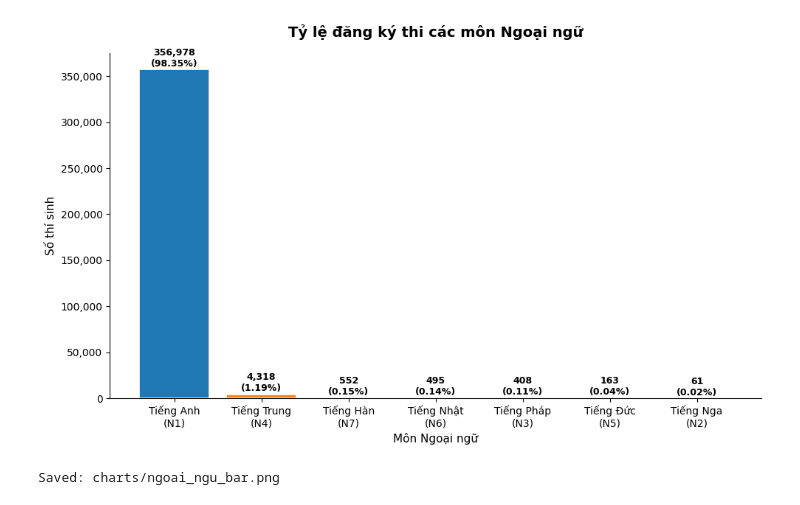
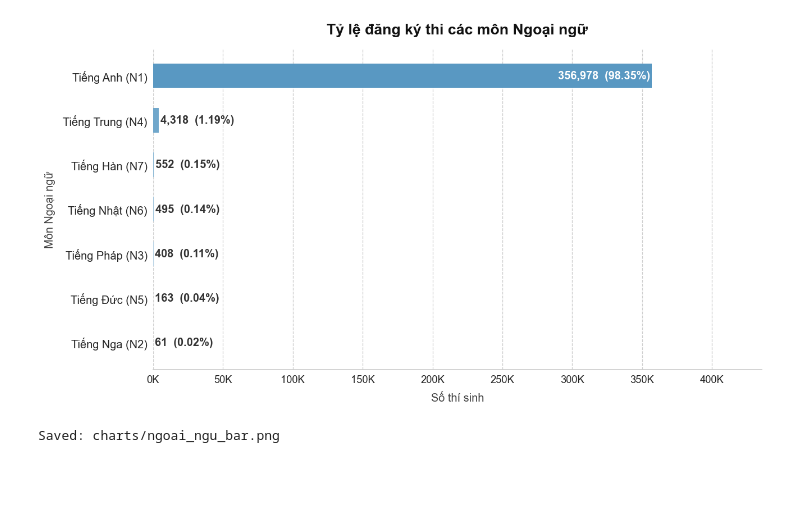
Before and after one commit to minhtriet-le/graduation_score_2025, a Jupyter notebook: process.ipynb, the cells around one changed output. Saved outputs shown, nothing was run; the diff lists cells and outputs as text; code cells hidden in the pictures; blank space fills up the shorter version.

Commit message:
Update process notebook: add analysis and new visualizations

```diff
--- a/process.ipynb
+++ b/process.ipynb
@@ -299,55 +280,87 @@ df.to_parquet('combined_data.parquet', engine='pyarrow', index=False)
 
 # ==============================
 # Bar chart – Tỷ lệ đăng ký các môn Ngoại ngữ
 # ==============================
 df = pd.read_parquet('combined_data.parquet')
 
 lang_counts = (
     df[df['ma_mon_ngoai_ngu'].notna() & df['ngoai_ngu'].notna()]
     ['ma_mon_ngoai_ngu']
     .value_counts()
-    .sort_values(ascending=False)
+    .sort_values(ascending=True)
 )
 
 FOREIGN_LANG_LABELS = {
     "N1": "Tiếng Anh",
     "N2": "Tiếng Nga",
     "N3": "Tiếng Pháp",
     "N4": "Tiếng Trung",
     "N5": "Tiếng Đức",
     "N6": "Tiếng Nhật",
     "N7": "Tiếng Hàn",
 }
 
-total = lang_counts.sum()
-x_labels = [f"{FOREIGN_LANG_LABELS.get(c, c)}\n({c})" for c in lang_counts.index]
+total     = lang_counts.sum()
+y_labels  = [f"{FOREIGN_LANG_LABELS.get(c, c)} ({c})" for c in lang_counts.index]
 counts    = lang_counts.values
-colors    = plt.cm.tab10.colors[:len(counts)]
 
-fig, ax = plt.subplots(figsize=(10, 6))
+# ── Palette đồng bộ: dùng 1 màu chủ đạo, độ đậm tăng dần theo giá trị ──
+base_color = "#2176AE"
+n = len(counts)
+bar_colors = [
+    (*[c + (1 - c) * (1 - (i + 1) / n * 0.75) for c in plt.matplotlib.colors.to_rgb(base_color)],)
+    for i in range(n)
+]
 
-bars = ax.bar(x_labels, counts, color=colors, edgecolor='white', linewidth=1.2)
+with plt.style.context("seaborn-v0_8-whitegrid"):
+    fig, ax = plt.subplots(figsize=(11, 6))
+    fig.patch.set_facecolor("white")
+    ax.set_facecolor("white")
 
-# Annotate each bar with count + percentage
-for bar, count in zip(bars, counts):
-    pct = count / total * 100
-    ax.text(
-        bar.get_x() + bar.get_width() / 2,
-        bar.get_height() + total * 0.003,
-        f"{count:,}\n({pct:.2f}%)",
-        ha='center', va='bottom', fontsize=9, fontweight='bold'
-    )
+    bars = ax.barh(y_labels, counts, color=bar_colors, edgecolor="none",
+                   height=0.55)
 
-ax.set_title("Tỷ lệ đăng ký thi các môn Ngoại ngữ", fontsize=14, fontweight="bold", pad=16)
-ax.set_xlabel("Môn Ngoại ngữ", fontsize=11)
-ax.set_ylabel("Số thí sinh", fontsize=11)
-ax.yaxis.set_major_formatter(plt.FuncFormatter(lambda x, _: f"{int(x):,}"))
-sns.despine()
+    # ── Data labels ──
+    for bar, count in zip(bars, counts):
+        pct     = count / total * 100
+        lbl     = f"{count:,}  ({pct:.2f}%)"
+        x_end   = bar.get_width()
+        y_mid   = bar.get_y() + bar.get_height() / 2
+        if count / total > 0.08:                    # thanh dài → nhãn bên trong
+            ax.text(x_end - total * 0.004, y_mid, lbl,
+                    ha="right", va="center", fontsize=12,
+                    fontweight="bold", color="white")
+        else:                                        # thanh ngắn → nhãn bên ngoài
+            ax.text(x_end + total * 0.003, y_mid, lbl,
+                    ha="left",  va="center", fontsize=12,
+                    fontweight="bold", color="#333333")
 
-plt.tight_layout()
-plt.savefig("charts/ngoai_ngu_bar.png", dpi=120, bbox_inches='tight')
-plt.show()
+    # ── Grid dashed mờ ──
+    ax.set_axisbelow(True)
+    ax.xaxis.grid(True, color="#BBBBBB", linestyle="--", linewidth=0.8, alpha=0.7)
+    ax.yaxis.grid(False)
+
+    # ── Trục & nhãn ──
+    ax.xaxis.set_major_formatter(plt.FuncFormatter(lambda x, _: f"{x/1000:.0f}K"))
+    ax.tick_params(axis="x", labelsize=11, length=0, pad=6)
+    ax.tick_params(axis="y", labelsize=12, length=0, pad=6)
+    ax.set_xlim(right=max(counts) * 1.22)
+
+    ax.set_title("Tỷ lệ đăng ký thi các môn Ngoại ngữ",
+                 fontsize=16, fontweight="bold", pad=16, color="#111111")
+    ax.set_xlabel("Số thí sinh", fontsize=12, labelpad=8, color="#444444")
+    ax.set_ylabel("Môn Ngoại ngữ", fontsize=12, labelpad=8, color="#444444")
+
+    # ── Chỉ giữ viền dưới (baseline) ──
+    for side in ["top", "right", "left"]:
+        ax.spines[side].set_visible(False)
+    ax.spines["bottom"].set_color("#CCCCCC")
+
+    plt.tight_layout()
+    plt.savefig("charts/ngoai_ngu_bar.png", dpi=120, bbox_inches="tight")
+    plt.show()
+
 print("Saved: charts/ngoai_ngu_bar.png")
 # %% [output]
-[figure, old version]
+[figure, new version]
 Saved: charts/ngoai_ngu_bar.png
```
Also changed, not shown: parts of 19 cells of this notebook.
